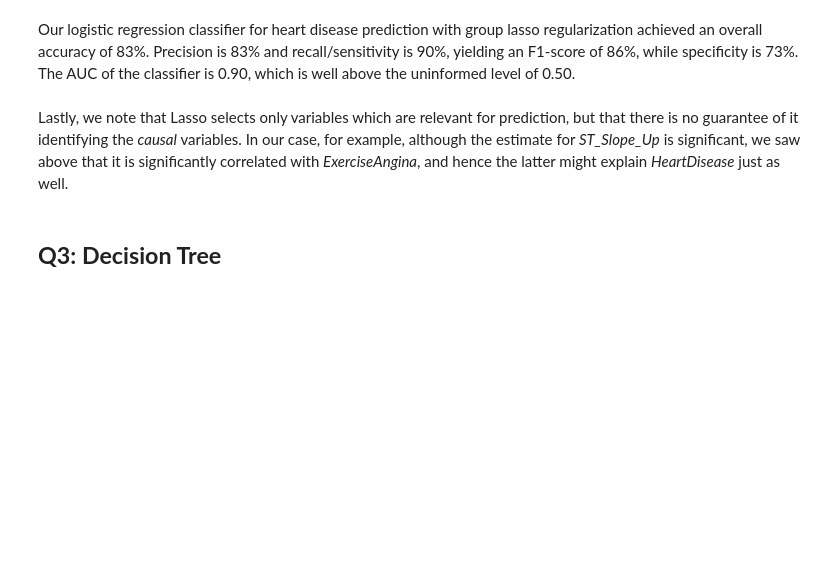
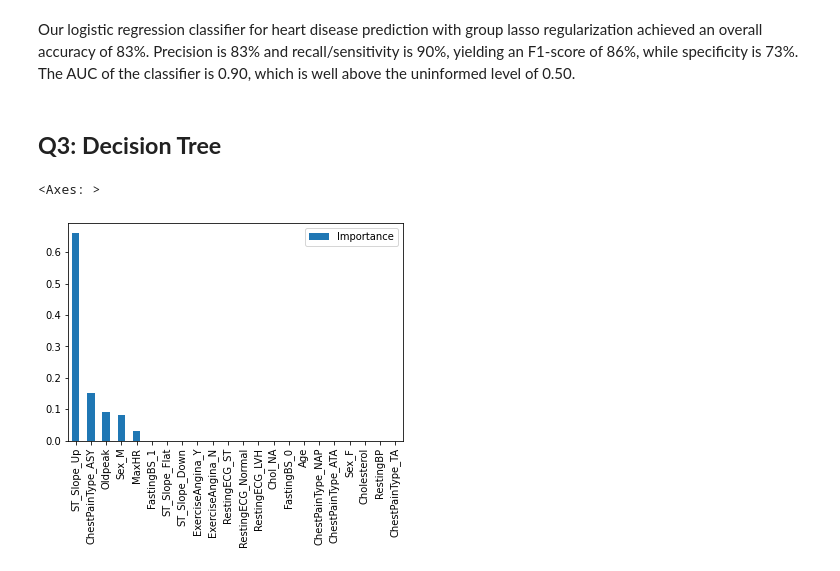
Before and after one commit to nmamie/ML4H_Project1, a Jupyter notebook: ML4H_Project1_Task1_Nici.ipynb, the cells around one changed output. Drawn from its saved outputs; the diff is of its cells as text; code cells hidden in the pictures; blank space fills up the shorter version.

```diff
--- a/ML4H_Project1_Task1_Nici.ipynb
+++ b/ML4H_Project1_Task1_Nici.ipynb
@@ -520,7 +498,22 @@ Text(0, 0.5, 'True Positive Rate')
 [figure]
 # %% [markdown]
 Our logistic regression classifier for heart disease prediction with group lasso regularization achieved an overall accuracy of 83%. Precision is 83% and recall/sensitivity is 90%, yielding an F1-score of 86%, while specificity is 73%. The AUC of the classifier is 0.90, which is well above the uninformed level of 0.50.
-# %% [markdown]
-Lastly, we note that Lasso selects only variables which are relevant for prediction, but that there is no guarantee of it identifying the *causal* variables. In our case, for example, although the estimate for *ST_Slope_Up* is significant, we saw above that it is significantly correlated with *ExerciseAngina*, and hence the latter might explain *HeartDisease* just as well.
 # %% [markdown]
 ## **Q3: Decision Tree**
+# %%
+from sklearn.tree import DecisionTreeClassifier
+
+tree = DecisionTreeClassifier(criterion="gini", max_depth=3, random_state=1)
+tree.fit(X_train, y_train)
+# %%
+## feature importances
+
+ft_importances = pd.DataFrame({"Importance": tree.feature_importances_},
+                              index = ft_names)
+
+ft_importances = ft_importances.sort_values(by="Importance", ascending=False)
+ft_importances = ft_importances.round(2)
+ft_importances.plot.bar()
+# %% [output]
+<Axes: >
+[figure, added]
```
Also changed, not shown: parts of 31 cells of this notebook.
